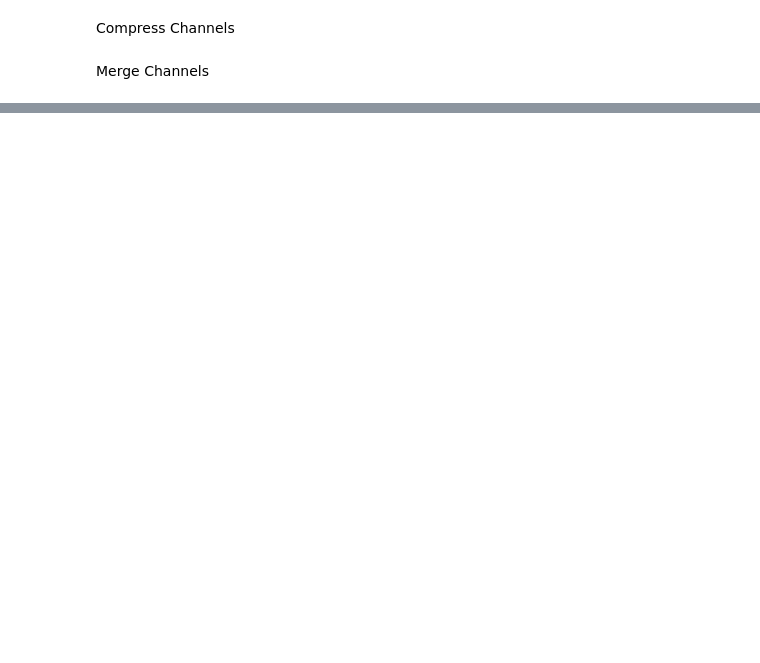
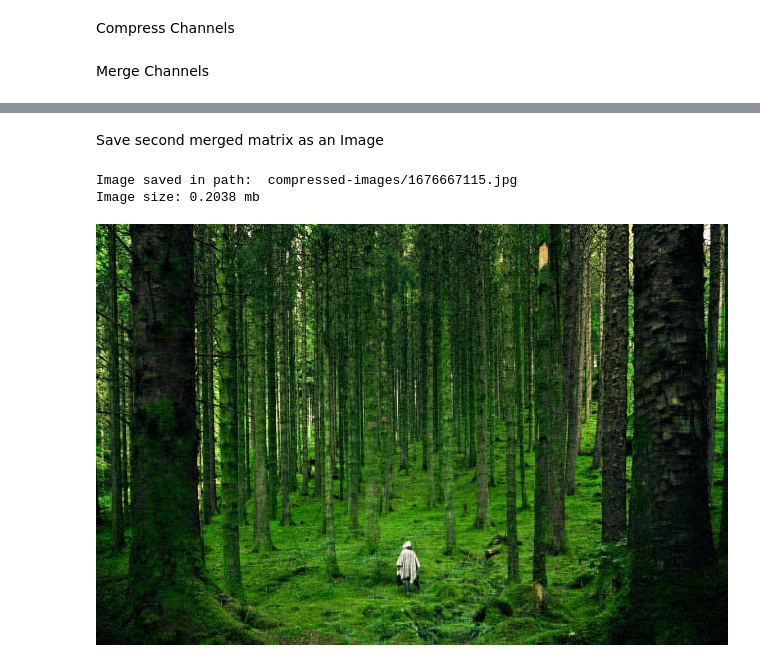
Before and after one commit to codeowlers/Image-Processing-SVD, a Jupyter notebook: main-script.ipynb, the cells around one changed output, grey strips where cells are left out. Cells and saved outputs as stored; diff of their text form; code cells hidden in the pictures; blank space fills up the shorter version.

```diff
--- a/main-script.ipynb
+++ b/main-script.ipynb
@@ -61,0 +64,10 @@ num_sv = min(num_sv_b, num_sv_g, num_sv_r)
+# %%
+# Calculate the rank of the each channel
+rank_b = np.linalg.matrix_rank(b)
+rank_g = np.linalg.matrix_rank(g)
+rank_r = np.linalg.matrix_rank(r)
+
+# Get minimum rank among 3 channels
+min_rank = min(rank_b,rank_g,rank_r)
+
+num_sv2 = calculate_optimal_k(S_b, S_g, S_r, min_rank)
@@ -84,0 +125,9 @@ Image(filename=path)
+# %% [markdown]
+Save second merged matrix as an Image
+# %%
+compressed_size2, path2 = save_image(merge2, image_type, onlySize=False)
+Image(filename=path2)
+# %% [output]
+Image saved in path:  compressed-images/1676667115.jpg
+Image size: 0.2038 mb
+[figure, added]
```
Also changed, not shown: parts of 24 cells of this notebook, 1 other file.
